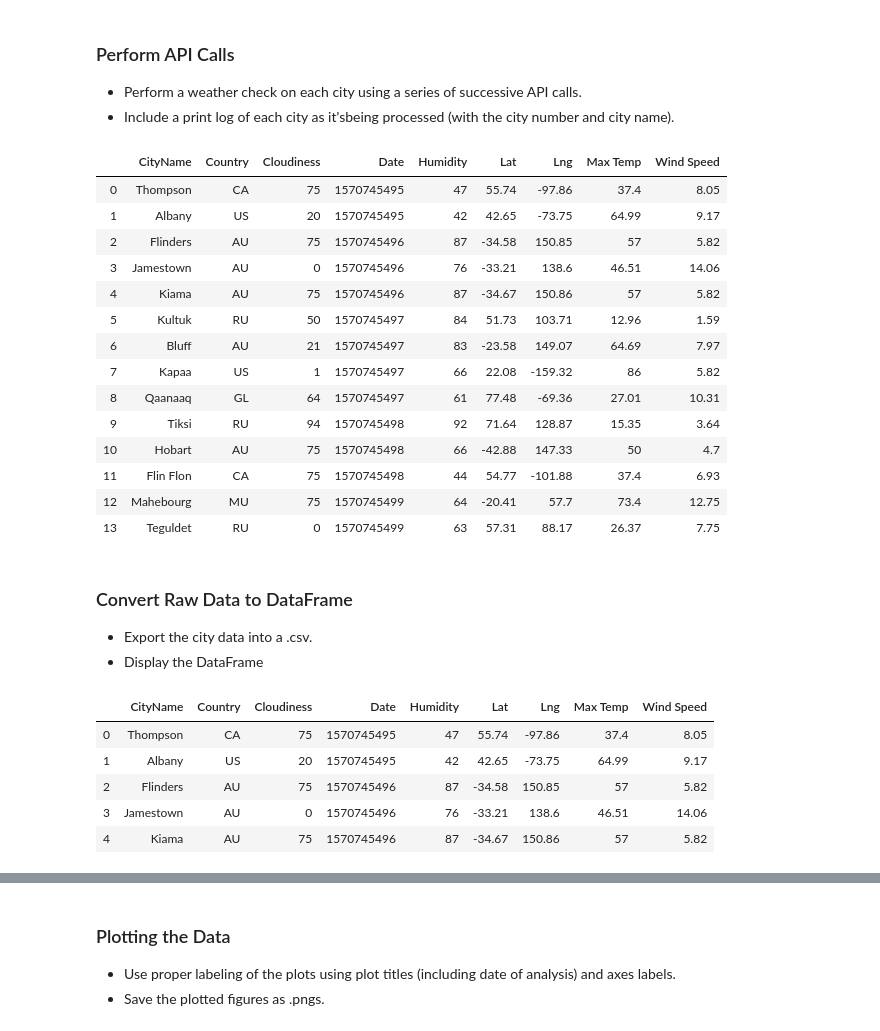
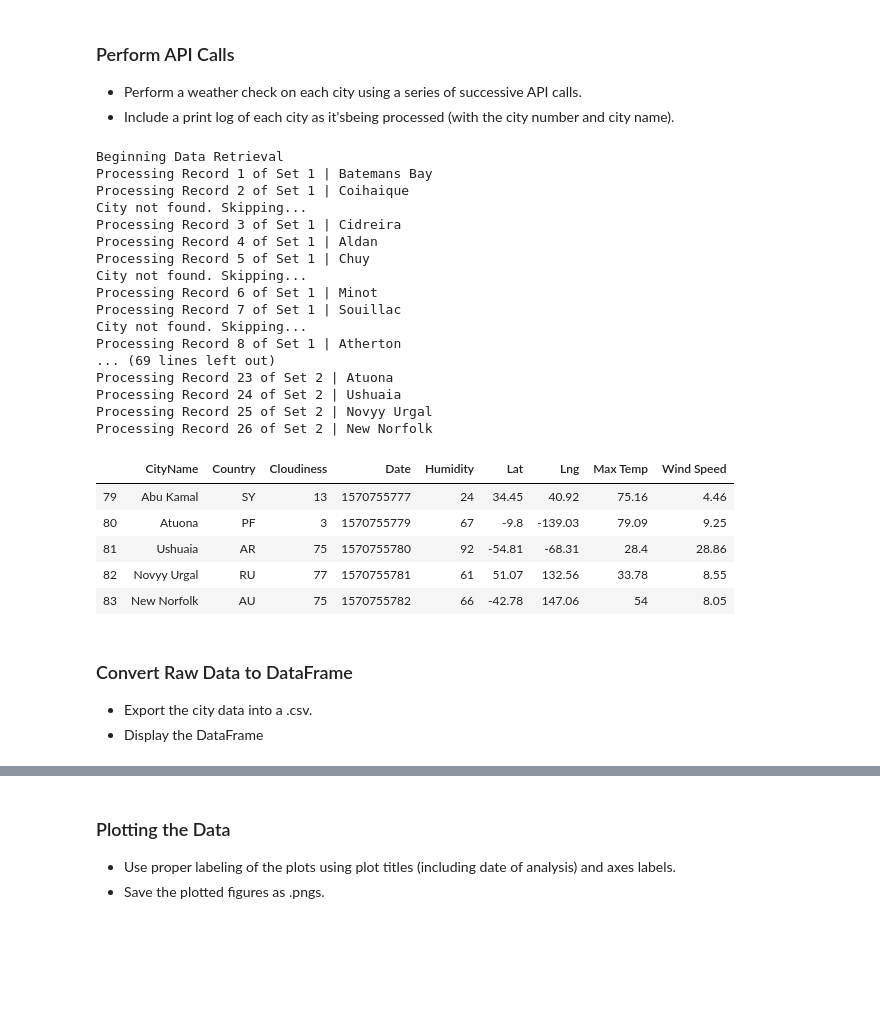
Before and after one commit to ErinMandell/python-api-challenge, a Jupyter notebook: Mandell-Weather2.ipynb, the cells around one changed output, grey strips where cells are left out. Drawn from its saved outputs; the diff is of its cells as text; code cells hidden in the pictures; blank space fills up the shorter version.

```diff
--- a/Mandell-Weather2.ipynb
+++ b/Mandell-Weather2.ipynb
@@ -30,8 +30,8 @@ lat_lngs = []
 cities = []
 
 # Create a set of random lat and lng combinations
-lats = np.random.uniform(low=-90.000, high=90.000, size=15)
-lngs = np.random.uniform(low=-180.000, high=180.000, size=15)
+lats = np.random.uniform(low=-90.000, high=90.000, size=100)
+lngs = np.random.uniform(low=-180.000, high=180.000, size=100)
 lat_lngs = zip(lats, lngs)
 
 
@@ -57,5 +57,7 @@ cities_df["Wind Speed"]=""
 cities_df=cities_df.rename(columns={0:"CityName"})
 cities_df['CityName'] = (cities_df['CityName'].str.title())
 
-cities_df
+unique = len(cities_df['CityName'].unique())
+print(unique)
+cities_df.head()
 # %% [output]
@@ -84,14 +78,29 @@ url = "http://api.openweathermap.org/data/2.5/weather?"
 units = "imperial"
 weatherdata = []
 notfound = []
+record = 0
+set = 1
+print("Beginning Data Retrieval")
 
 # Build query URL, get weather data for each city:
 for index, row in cities_df.iterrows():
     city = row['CityName']
     query_url = f"{url}appid={api_key}&units={units}&q={city}"
 
+    #store request response
     weather_responses = requests.get(query_url).json()
+
+    #increment for data log output
+    if record >= 50 and record % 50 == 0:
+        record = 0
+        set += 1
+
+    #sleep for 1 second to call only 60 per minute
+    time.sleep(1)
+
+    #append each weather response to weatherdata list
     weatherdata.append(weather_responses)
+
 
     try:
         cities_df.loc[index, 'Cloudiness'] = weatherdata[index]['clouds']['all']
@@ -102,7 +111,27 @@ for index, row in cities_df.iterrows():
         cities_df.loc[index, 'Lng'] = weatherdata[index]['coord']['lon']
         cities_df.loc[index, 'Max Temp'] = weatherdata[index]['main']['temp_max']
         cities_df.loc[index, 'Wind Speed'] = weatherdata[index]['wind']['speed']
+        record += 1
+        print(f"Processing Record {record} of Set {set} | {city}")
 
     except (KeyError, IndexError):
         notfound.append(index)
-        print(f"The city on row {index} is not found. Blank row")
+        print("City not found. Skipping...")
+# %% [output]
+Beginning Data Retrieval
+Processing Record 1 of Set 1 | Batemans Bay
+Processing Record 2 of Set 1 | Coihaique
+City not found. Skipping...
+Processing Record 3 of Set 1 | Cidreira
+Processing Record 4 of Set 1 | Aldan
+Processing Record 5 of Set 1 | Chuy
+City not found. Skipping...
+Processing Record 6 of Set 1 | Minot
+Processing Record 7 of Set 1 | Souillac
+City not found. Skipping...
+Processing Record 8 of Set 1 | Atherton
+... (69 lines left out)
+Processing Record 23 of Set 2 | Atuona
+Processing Record 24 of Set 2 | Ushuaia
+Processing Record 25 of Set 2 | Novyy Urgal
+Processing Record 26 of Set 2 | New Norfolk
@@ -111,20 +138,13 @@ for index, row in cities_df.iterrows():
 # %%
 #drop rows with incomplete data, print df
 cities_df=cities_df.drop(notfound)
-cities_df
+
+#verify that end of file data matches
+cities_df.tail()
 # %% [output]
 |  | CityName | Country | Cloudiness | Date | Humidity | Lat | Lng | Max Temp | Wind Speed |
-| 0 | Thompson | CA | 75 | 1570745495 | 47 | 55.74 | -97.86 | 37.4 | 8.05 |
-| 1 | Albany | US | 20 | 1570745495 | 42 | 42.65 | -73.75 | 64.99 | 9.17 |
-| 2 | Flinders | AU | 75 | 1570745496 | 87 | -34.58 | 150.85 | 57 | 5.82 |
-| 3 | Jamestown | AU | 0 | 1570745496 | 76 | -33.21 | 138.6 | 46.51 | 14.06 |
-| 4 | Kiama | AU | 75 | 1570745496 | 87 | -34.67 | 150.86 | 57 | 5.82 |
-| 5 | Kultuk | RU | 50 | 1570745497 | 84 | 51.73 | 103.71 | 12.96 | 1.59 |
-| 6 | Bluff | AU | 21 | 1570745497 | 83 | -23.58 | 149.07 | 64.69 | 7.97 |
-| 7 | Kapaa | US | 1 | 1570745497 | 66 | 22.08 | -159.32 | 86 | 5.82 |
-| 8 | Qaanaaq | GL | 64 | 1570745497 | 61 | 77.48 | -69.36 | 27.01 | 10.31 |
-| 9 | Tiksi | RU | 94 | 1570745498 | 92 | 71.64 | 128.87 | 15.35 | 3.64 |
-| 10 | Hobart | AU | 75 | 1570745498 | 66 | -42.88 | 147.33 | 50 | 4.7 |
-| 11 | Flin Flon | CA | 75 | 1570745498 | 44 | 54.77 | -101.88 | 37.4 | 6.93 |
-| 12 | Mahebourg | MU | 75 | 1570745499 | 64 | -20.41 | 57.7 | 73.4 | 12.75 |
-| 13 | Teguldet | RU | 0 | 1570745499 | 63 | 57.31 | 88.17 | 26.37 | 7.75 |
+| 79 | Abu Kamal | SY | 13 | 1570755777 | 24 | 34.45 | 40.92 | 75.16 | 4.46 |
+| 80 | Atuona | PF | 3 | 1570755779 | 67 | -9.8 | -139.03 | 79.09 | 9.25 |
+| 81 | Ushuaia | AR | 75 | 1570755780 | 92 | -54.81 | -68.31 | 28.4 | 28.86 |
+| 82 | Novyy Urgal | RU | 77 | 1570755781 | 61 | 51.07 | 132.56 | 33.78 | 8.55 |
+| 83 | New Norfolk | AU | 75 | 1570755782 | 66 | -42.78 | 147.06 | 54 | 8.05 |
@@ -139,10 +156,3 @@ cities_df
 cities_df.to_csv("Mandell2WeatherData.csv", index=False, header=True)
 # %%
 cities_df.head(5)
-# %% [output]
-|  | CityName | Country | Cloudiness | Date | Humidity | Lat | Lng | Max Temp | Wind Speed |
-| 0 | Thompson | CA | 75 | 1570745495 | 47 | 55.74 | -97.86 | 37.4 | 8.05 |
-| 1 | Albany | US | 20 | 1570745495 | 42 | 42.65 | -73.75 | 64.99 | 9.17 |
-| 2 | Flinders | AU | 75 | 1570745496 | 87 | -34.58 | 150.85 | 57 | 5.82 |
-| 3 | Jamestown | AU | 0 | 1570745496 | 76 | -33.21 | 138.6 | 46.51 | 14.06 |
-| 4 | Kiama | AU | 75 | 1570745496 | 87 | -34.67 | 150.86 | 57 | 5.82 |
```
Also changed, not shown: parts of 8 cells of this notebook, 5 other files.
